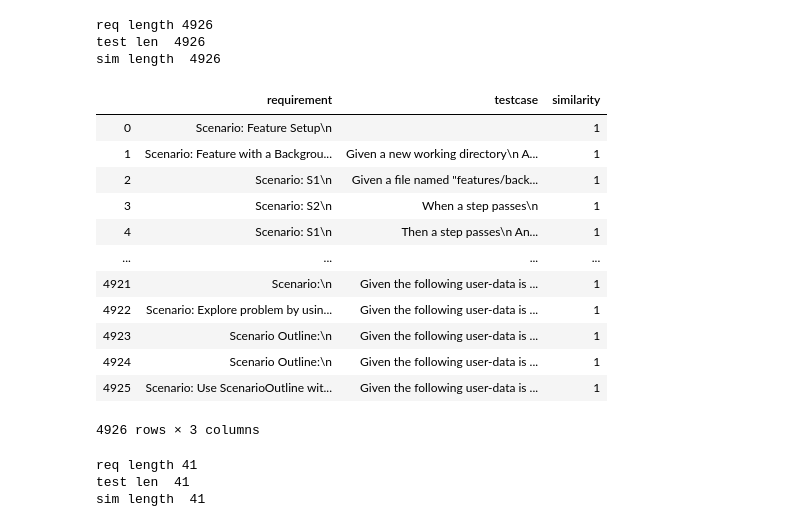
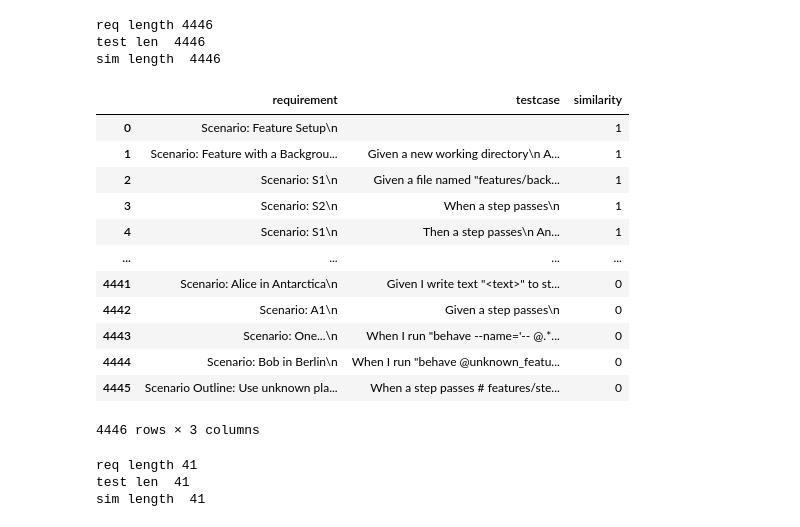
Before and after one commit to Ramirow/selenuim-test, a Jupyter notebook: checkModel.ipynb, the cells around one changed output. Drawn from its saved outputs; the diff is of its cells as text; code cells hidden in the pictures.

```diff
--- a/checkModel.ipynb
+++ b/checkModel.ipynb
@@ -26,8 +62,8 @@ word2vec = KeyedVectors.load_word2vec_format(EMBEDDING_FILE, binary=True)
 # %%
 # File paths
-FIRST_TXT = 'TRAIN1.txt'
-SECOND_TXT = 'TEST.txt'
-THIRD_TXT = 'TRAIN2.txt'
+FIRST_TXT = '/content/Machine-Learning-DataSet/TRAIN1.txt'
+SECOND_TXT = '/content/Machine-Learning-DataSet/TEST.txt'
+THIRD_TXT = '/content/Machine-Learning-DataSet/TRAIN2.txt'
 # %%
 import random
 import pandas as pd
@@ -65,48 +101,50 @@ for i in range(3500):
         test.append(s2)
         sim.append("0")
 
+'''
 # Optional : trying to add data from another repository
 with open(THIRD_TXT, "r") as f:
     lines = f.readlines()
 for line in lines:
             #print('\n',"WHen THEN ",line)
             if("Scenario" not in line[:20] and scenario):
                  help.append(line)
                  te = True
             elif  "Scenario" in  line[:20] and te:
                  #print("Help ",help)
                  test.append(''.join(help))
                  #print('\n',"Scenario ",line)
                  req.append(line)
                  scenario = True
                  sim.append("1")
                  te = False
+
 # the end of optional adding
-
+'''
 print("req length",len(req))
 print("test len " , len(test))
 print("sim length ", len(sim))
 
 df = {'requirement':req , 'testcase': test,'similarity': sim}
 train_df = pd.DataFrame(df)
 train_df
 # %% [output]
-req length 4926
-test len  4926
-sim length  4926
+req length 4446
+test len  4446
+sim length  4446
 |  | requirement | testcase | similarity |
 | 0 | Scenario: Feature Setup\n |  | 1 |
 | 1 | Scenario: Feature with a Backgrou... | Given a new working directory\n A... | 1 |
 | 2 | Scenario: S1\n | Given a file named "features/back... | 1 |
 | 3 | Scenario: S2\n | When a step passes\n | 1 |
 | 4 | Scenario: S1\n | Then a step passes\n An... | 1 |
 | ... | ... | ... | ... |
-| 4921 | Scenario:\n | Given the following user-data is ... | 1 |
-| 4922 | Scenario: Explore problem by usin... | Given the following user-data is ... | 1 |
-| 4923 | Scenario Outline:\n | Given the following user-data is ... | 1 |
-| 4924 | Scenario Outline:\n | Given the following user-data is ... | 1 |
-| 4925 | Scenario: Use ScenarioOutline wit... | Given the following user-data is ... | 1 |
+| 4441 | Scenario: Alice in Antarctica\n | Given I write text "<text>" to st... | 0 |
+| 4442 | Scenario: A1\n | Given a step passes\n | 0 |
+| 4443 | Scenario: One...\n | When I run "behave --name='-- @.*... | 0 |
+| 4444 | Scenario: Bob in Berlin\n | When I run "behave @unknown_featu... | 0 |
+| 4445 | Scenario Outline: Use unknown pla... | When a step passes # features/ste... | 0 |
-4926 rows × 3 columns
+4446 rows × 3 columns
 # %%
 import random
 import pandas as pd
```
Also changed, not shown: parts of 13 cells of this notebook.
